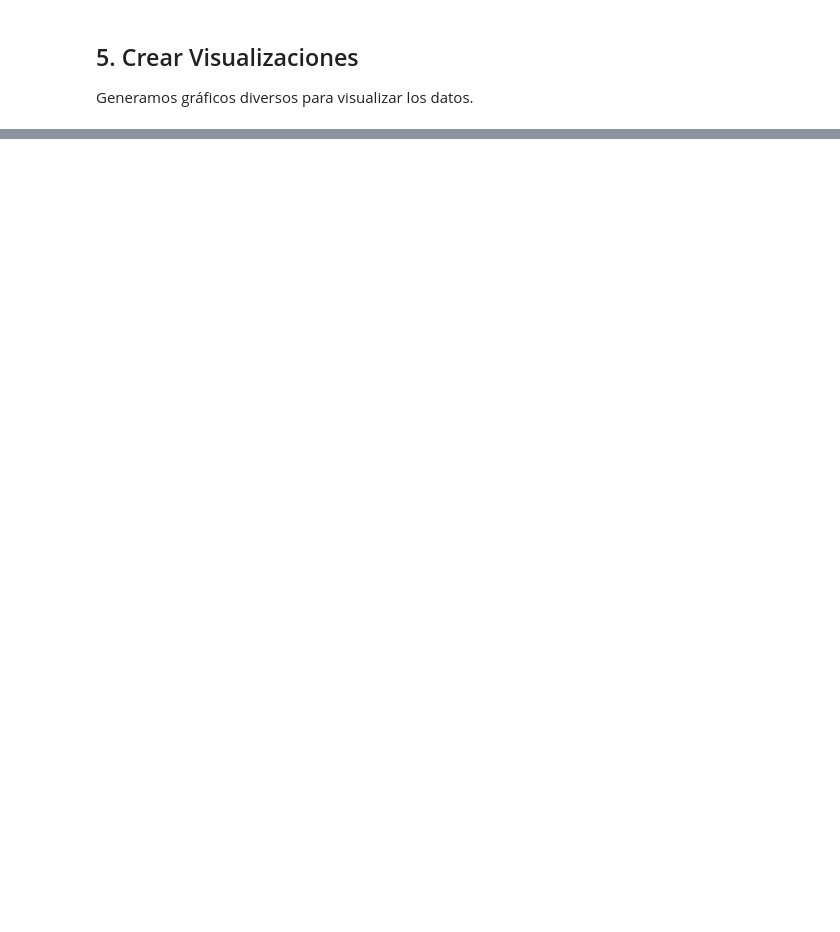
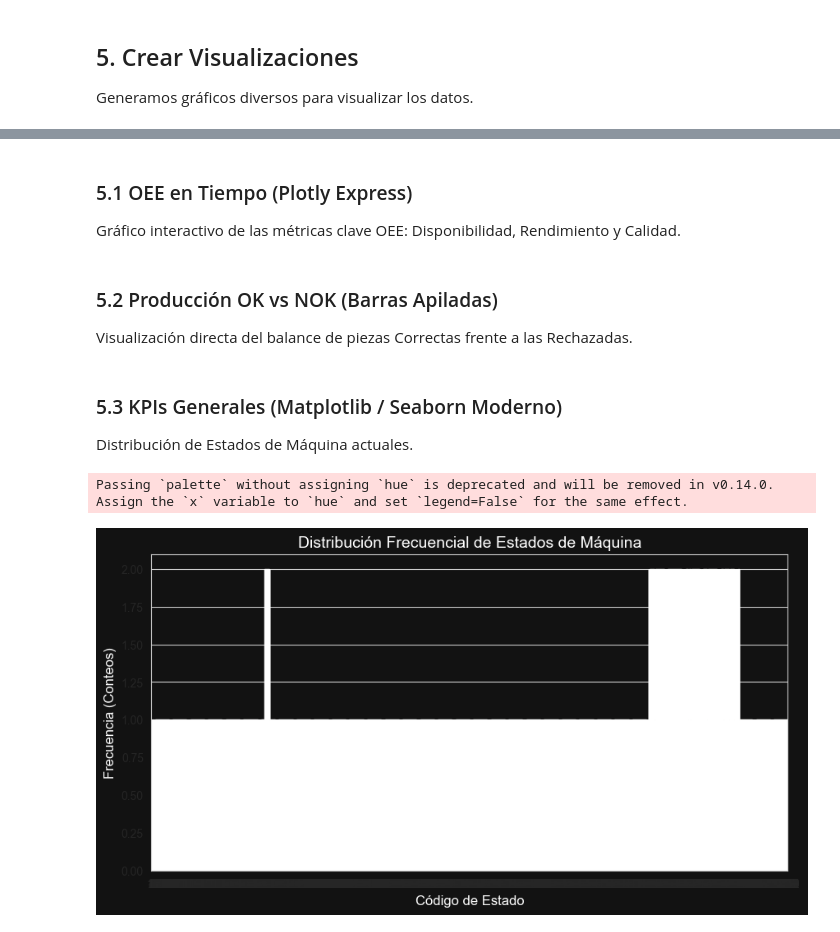
Before and after one commit to alexisalbaceterodriguez-cmd/Mes-Autoparty, a Jupyter notebook: notebooks/analisis_datos.ipynb, the cells around one changed output, grey strips where cells are left out. Saved outputs shown, nothing was run; the diff lists cells and outputs as text; code cells hidden in the pictures; blank space fills up the shorter version.

```diff
--- a/notebooks/analisis_datos.ipynb
+++ b/notebooks/analisis_datos.ipynb
@@ -137,0 +124,25 @@ Importamos las librerías necesarias para manipulación de datos, conexión a la
+# %% [markdown]
+### 5.1 OEE en Tiempo (Plotly Express)
+Gráfico interactivo de las métricas clave OEE: Disponibilidad, Rendimiento y Calidad.
+# %%
+import plotly.express as px
+
+# Filtrar tabla mes_data si existe
+if 'mes_data' in dataframes:
+    df_mes = dataframes['mes_data'].copy()
+
+    # Asegurar tipos numéricos corrigiendo comas por puntos en caso necesario
+    for col in ['Availability', 'Performance', 'Quality']:
+        if df_mes[col].dtype == 'object':
+            df_mes[col] = df_mes[col].astype(str).str.replace(',', '.').astype(float)
+
+    fig = px.line(df_mes, x='db_timestamp', y=['Availability', 'Performance', 'Quality'],
+                  title='Evolución OEE en Tiempo Real',
+                  labels={'value': 'Porcentaje (%)', 'db_timestamp': 'Tiempo'})
+    fig.update_layout(template='plotly_dark')
+    fig.show()
+else:
+    print("La tabla 'mes_data' no está disponible para graficar.")
+# %% [markdown]
+### 5.2 Producción OK vs NOK (Barras Apiladas)
+Visualización directa del balance de piezas Correctas frente a las Rechazadas.
@@ -137,0 +158,21 @@ Importamos las librerías necesarias para manipulación de datos, conexión a la
+# %% [markdown]
+### 5.3 KPIs Generales (Matplotlib / Seaborn Moderno)
+Distribución de Estados de Máquina actuales.
+# %%
+if 'mes_data' in dataframes:
+    plt.figure(figsize=(10, 5))
+    sns.countplot(data=df_mes, x='Machine_State', palette='viridis')
+    plt.title('Distribución Frecuencial de Estados de Máquina', fontsize=14, color='white')
+    plt.xlabel('Código de Estado', fontsize=12, color='white')
+    plt.ylabel('Frecuencia (Conteos)', fontsize=12, color='white')
+
+    # Adaptar estilo oscuro para matplotlib
+    plt.style.use('dark_background')
+    ax = plt.gca()
+    ax.set_facecolor('#121212')
+    plt.gcf().set_facecolor('#121212')
+
+    plt.show()
+# %% [output]
+Passing `palette` without assigning `hue` is deprecated and will be removed in v0.14.0. Assign the `x` variable to `hue` and set `legend=False` for the same effect.
+[figure, added]
```
Also changed, not shown: parts of 19 cells of this notebook, 3 other files.
